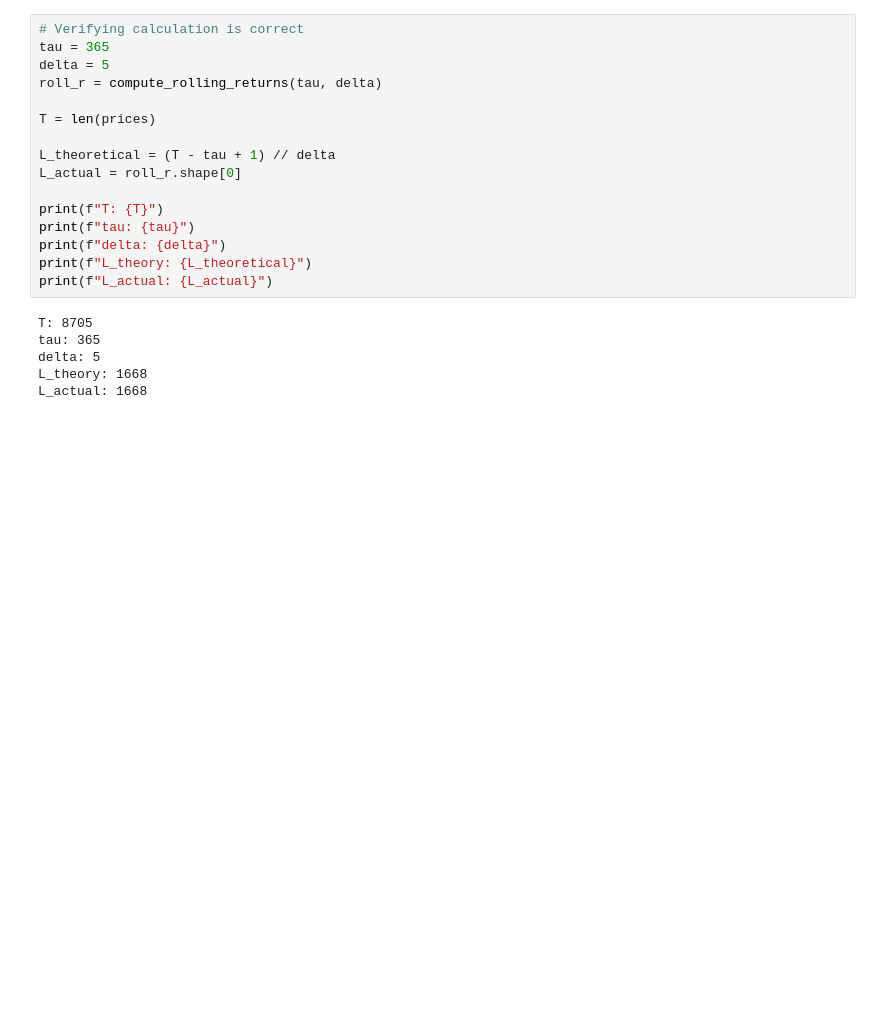
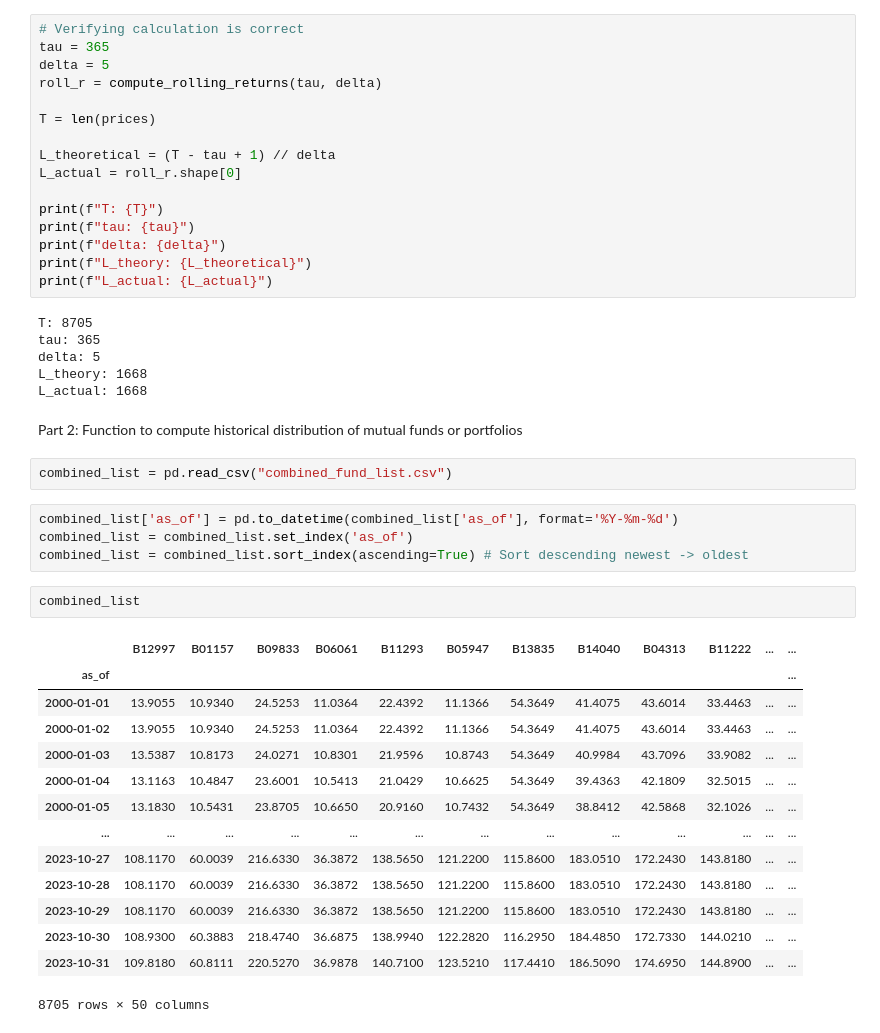
Before and after one commit to sesawyer1/MCProject1, a Jupyter notebook: proj1.ipynb, the cells around one changed output. Cells and saved outputs as stored; diff of their text form; blank space fills up the shorter version.

Commit message:
combined historical distributions

```diff
--- a/proj1.ipynb
+++ b/proj1.ipynb
@@ -139,3 +141,28 @@ tau: 365
 delta: 5
 L_theory: 1668
 L_actual: 1668
+# %% [markdown]
+Part 2: Function to compute historical distribution of mutual funds or portfolios
+# %%
+combined_list = pd.read_csv("combined_fund_list.csv")
+# %%
+combined_list['as_of'] = pd.to_datetime(combined_list['as_of'], format='%Y-%m-%d')
+combined_list = combined_list.set_index('as_of')
+combined_list = combined_list.sort_index(ascending=True) # Sort descending newest -> oldest
+# %%
+combined_list
+# %% [output]
+|  | B12997 | B01157 | B09833 | B06061 | B11293 | B05947 | B13835 | B14040 | B04313 | B11222 | ... | ... |
+| as_of |  |  |  |  |  |  |  |  |  |  |  | ... |
+| 2000-01-01 | 13.9055 | 10.9340 | 24.5253 | 11.0364 | 22.4392 | 11.1366 | 54.3649 | 41.4075 | 43.6014 | 33.4463 | ... | ... |
+| 2000-01-02 | 13.9055 | 10.9340 | 24.5253 | 11.0364 | 22.4392 | 11.1366 | 54.3649 | 41.4075 | 43.6014 | 33.4463 | ... | ... |
+| 2000-01-03 | 13.5387 | 10.8173 | 24.0271 | 10.8301 | 21.9596 | 10.8743 | 54.3649 | 40.9984 | 43.7096 | 33.9082 | ... | ... |
+| 2000-01-04 | 13.1163 | 10.4847 | 23.6001 | 10.5413 | 21.0429 | 10.6625 | 54.3649 | 39.4363 | 42.1809 | 32.5015 | ... | ... |
+| 2000-01-05 | 13.1830 | 10.5431 | 23.8705 | 10.6650 | 20.9160 | 10.7432 | 54.3649 | 38.8412 | 42.5868 | 32.1026 | ... | ... |
+| ... | ... | ... | ... | ... | ... | ... | ... | ... | ... | ... | ... | ... |
+| 2023-10-27 | 108.1170 | 60.0039 | 216.6330 | 36.3872 | 138.5650 | 121.2200 | 115.8600 | 183.0510 | 172.2430 | 143.8180 | ... | ... |
+| 2023-10-28 | 108.1170 | 60.0039 | 216.6330 | 36.3872 | 138.5650 | 121.2200 | 115.8600 | 183.0510 | 172.2430 | 143.8180 | ... | ... |
+| 2023-10-29 | 108.1170 | 60.0039 | 216.6330 | 36.3872 | 138.5650 | 121.2200 | 115.8600 | 183.0510 | 172.2430 | 143.8180 | ... | ... |
+| 2023-10-30 | 108.9300 | 60.3883 | 218.4740 | 36.6875 | 138.9940 | 122.2820 | 116.2950 | 184.4850 | 172.7330 | 144.0210 | ... | ... |
+| 2023-10-31 | 109.8180 | 60.8111 | 220.5270 | 36.9878 | 140.7100 | 123.5210 | 117.4410 | 186.5090 | 174.6950 | 144.8900 | ... | ... |
+8705 rows × 50 columns
```
Also changed, not shown: parts of 3 cells of this notebook, 2 other files.
